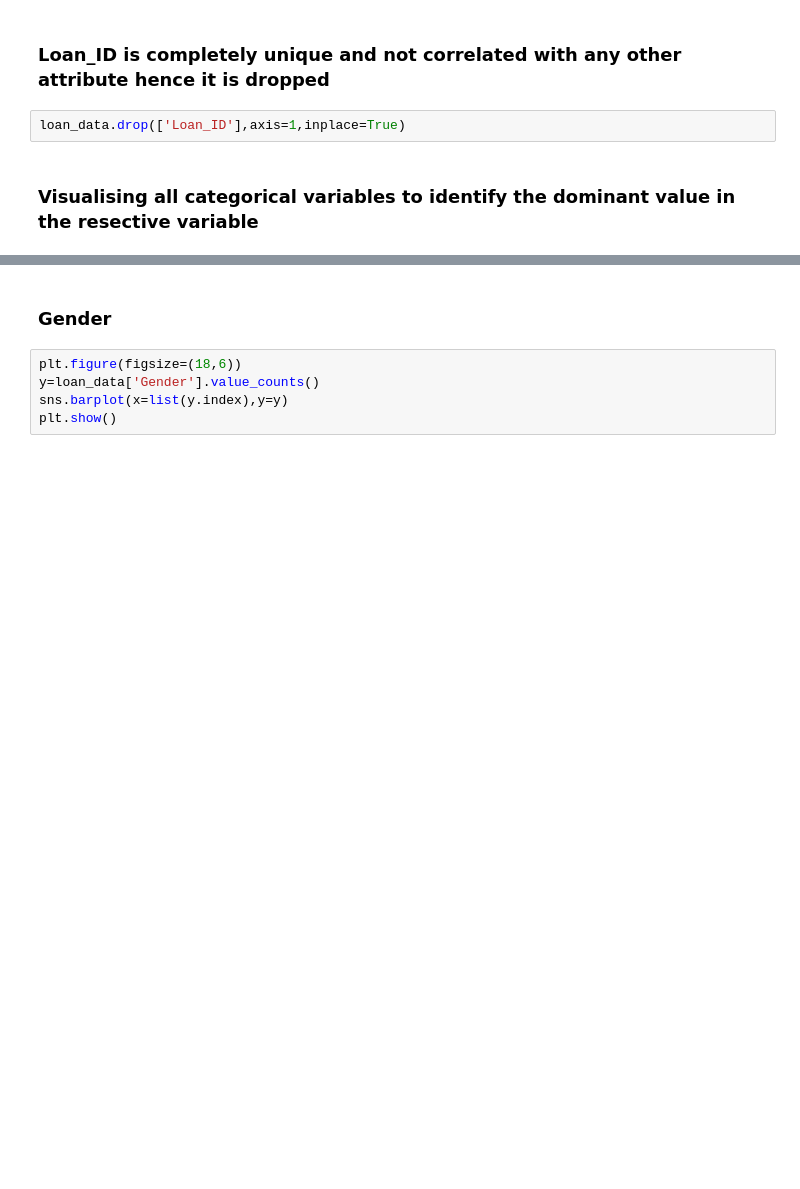
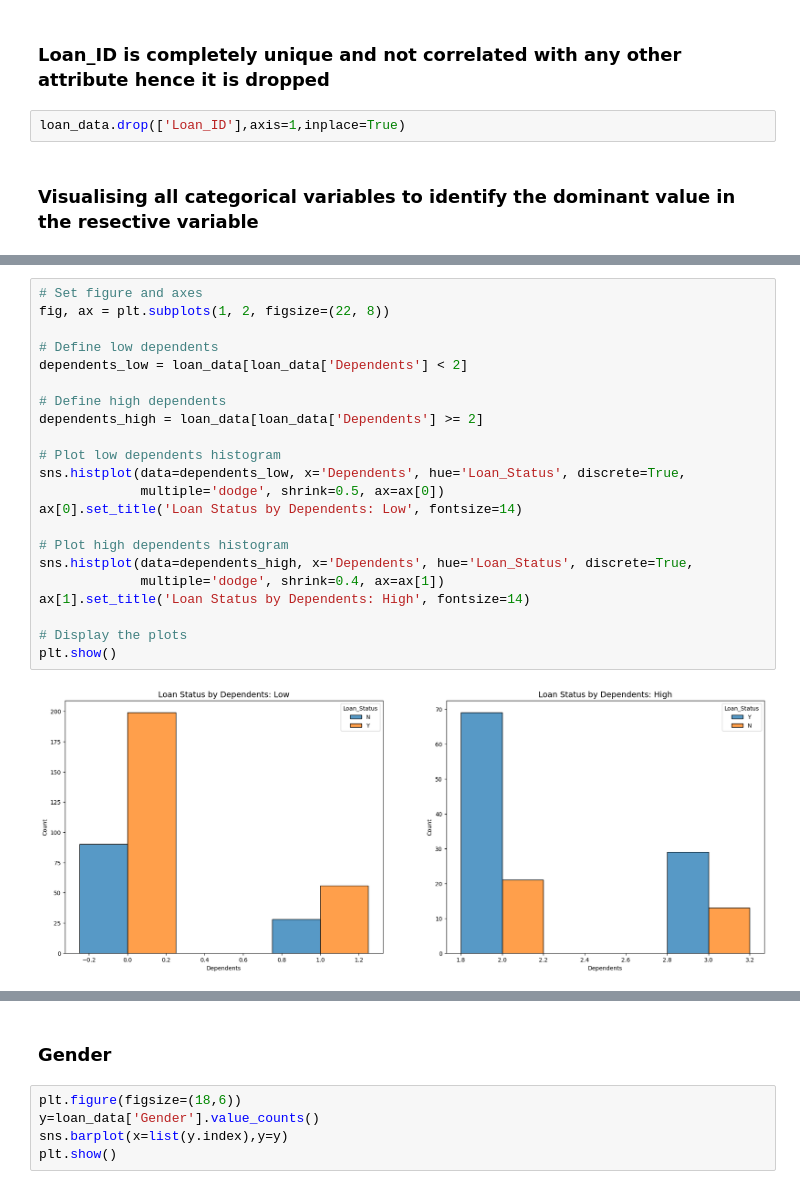
Before and after one commit to Nihaal1903/Loan-Prediction, a Jupyter notebook: Loan Analysis and Prediction.ipynb, the cells around one changed output, grey strips where cells are left out. Cells and saved outputs as stored; diff of their text form; blank space fills up the shorter version.

```diff
--- a/Loan Analysis and Prediction.ipynb
+++ b/Loan Analysis and Prediction.ipynb
@@ -155,0 +212,24 @@ loan_data.drop(['Loan_ID'],axis=1,inplace=True)
+# %%
+# Set figure and axes
+fig, ax = plt.subplots(1, 2, figsize=(22, 8))
+
+# Define low dependents
+dependents_low = loan_data[loan_data['Dependents'] < 2]
+
+# Define high dependents
+dependents_high = loan_data[loan_data['Dependents'] >= 2]
+
+# Plot low dependents histogram
+sns.histplot(data=dependents_low, x='Dependents', hue='Loan_Status', discrete=True,
+             multiple='dodge', shrink=0.5, ax=ax[0])
+ax[0].set_title('Loan Status by Dependents: Low', fontsize=14)
+
+# Plot high dependents histogram
+sns.histplot(data=dependents_high, x='Dependents', hue='Loan_Status', discrete=True,
+             multiple='dodge', shrink=0.4, ax=ax[1])
+ax[1].set_title('Loan Status by Dependents: High', fontsize=14)
+
+# Display the plots
+plt.show()
+# %% [output]
+[figure, added]
```
Also changed, not shown: parts of 41 cells of this notebook.
